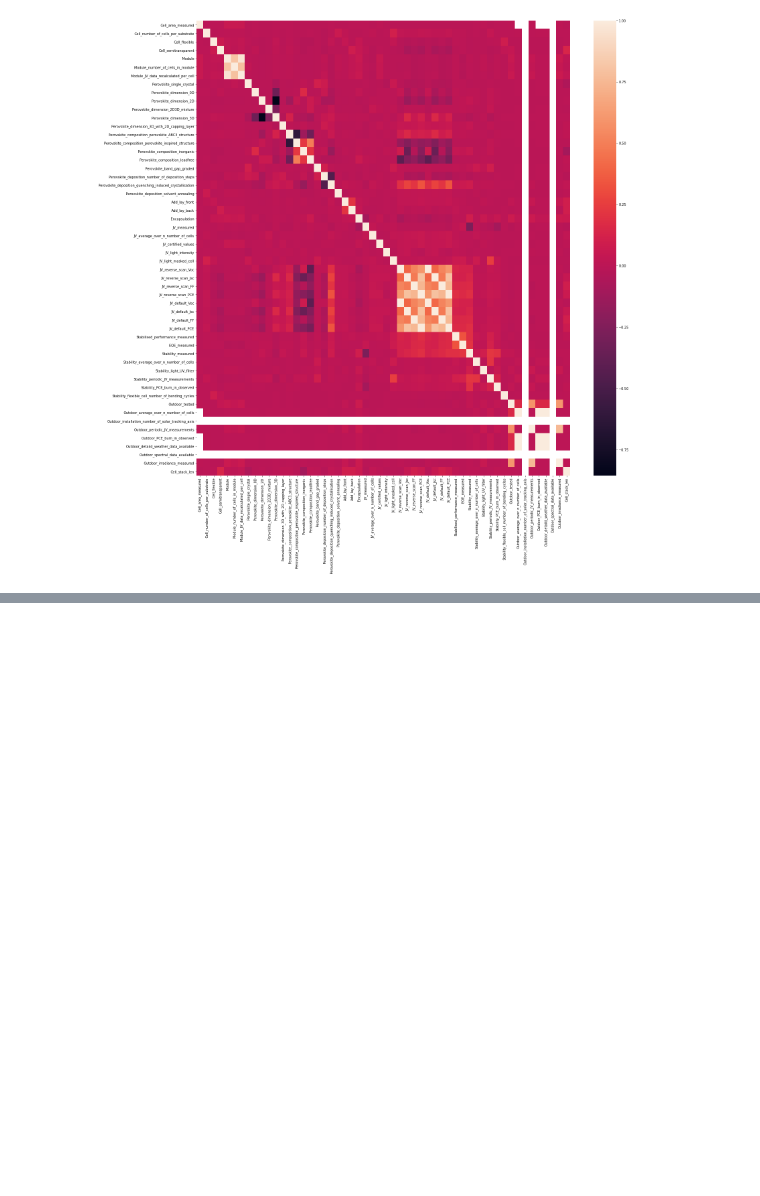
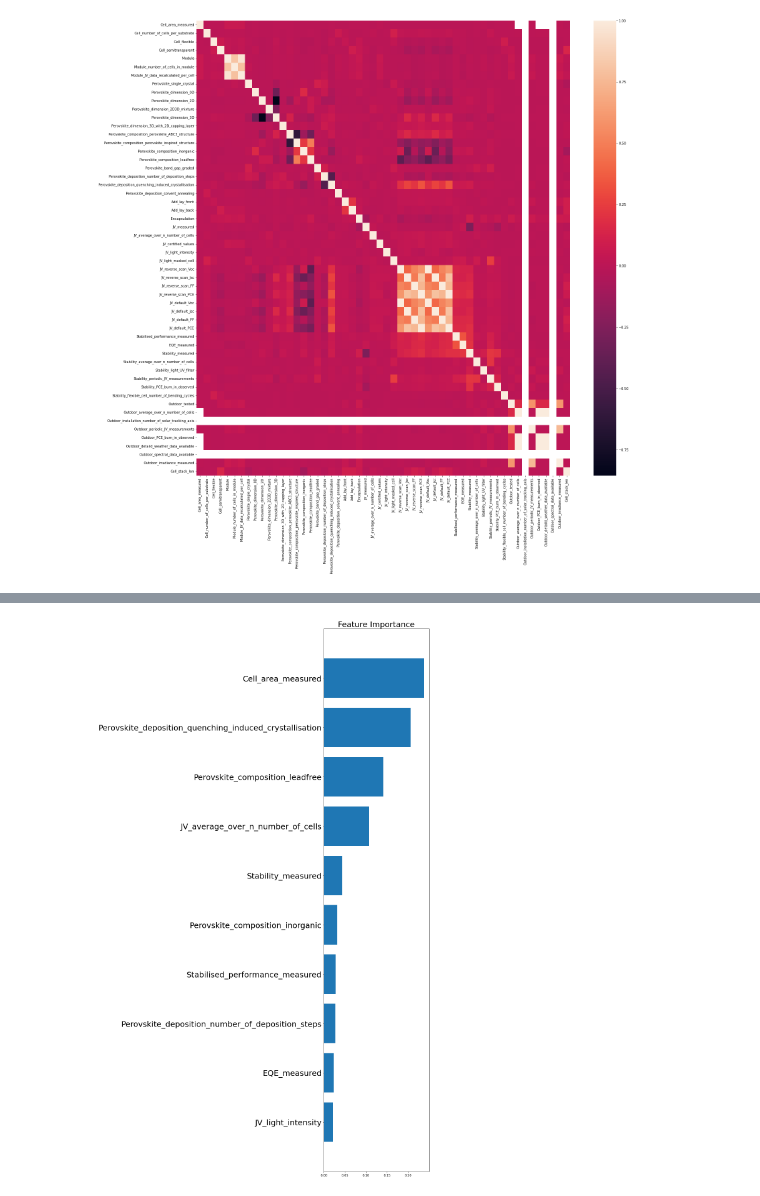
Before and after one commit to DongukKim95/data-science, a Jupyter notebook: study/2022 기계학습특론/3차과제_데이터탐색.ipynb, the cells around one changed output, grey strips where cells are left out. Drawn from its saved outputs; the diff is of its cells as text; code cells hidden in the pictures; blank space fills up the shorter version.

```diff
--- a/study/2022 기계학습특론/3차과제_데이터탐색.ipynb
+++ b/study/2022 기계학습특론/3차과제_데이터탐색.ipynb
@@ -913,0 +914,13 @@ for y_ in y_list[-1:]:
+# %%
+plt.figure(figsize=(15, 25))
+plt.title('Feature Importance', fontsize=25)
+plt.barh(range(10),
+         importances[indices][-10:],
+         align='center')
+plt.yticks(range(10), labels=np.array(x_list)[indices][-10:], fontsize=25)
+plt.ylim([-1, 10])
+plt.tight_layout()
+plt.savefig('Feature Importance.png')
+plt.show()
+# %% [output]
+[figure, added]
```
Also changed, not shown: parts of 4 cells of this notebook, 2 other files.
